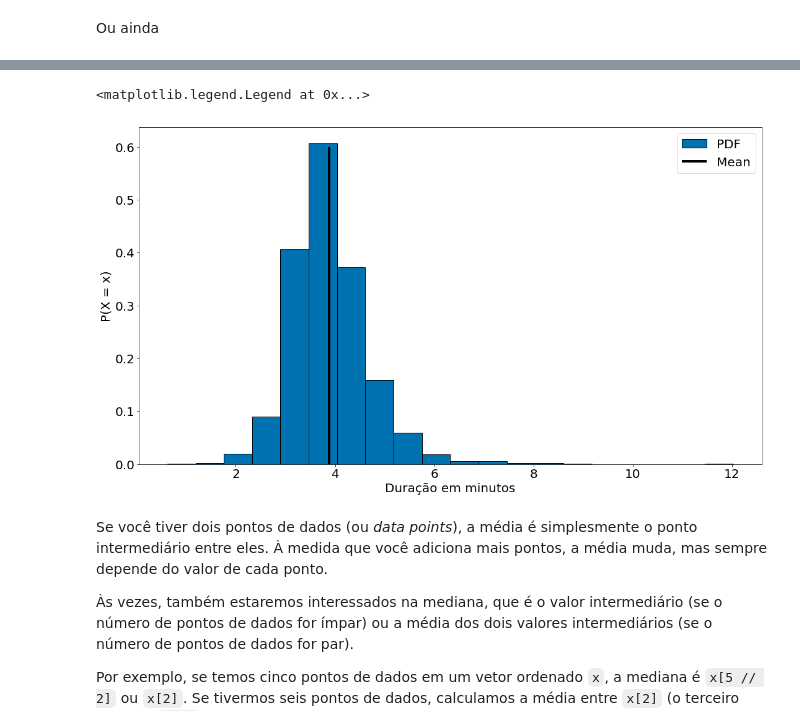
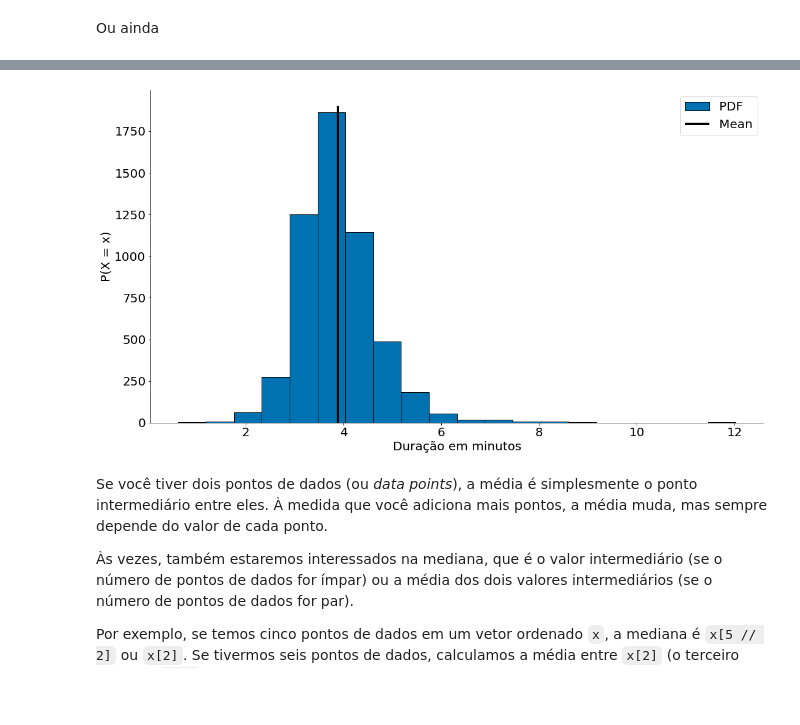
Before and after one commit to icd-ufmg/material, a Jupyter notebook: aulas/05-Tendencias-Centrais/Aula05-Tendencias-Centrais.ipynb, the cells around one changed output, grey strips where cells are left out. Cells and saved outputs as stored; diff of their text form; code cells hidden in the pictures; blank space fills up the shorter version.

```diff
--- a/aulas/05-Tendencias-Centrais/Aula05-Tendencias-Centrais.ipynb
+++ b/aulas/05-Tendencias-Centrais/Aula05-Tendencias-Centrais.ipynb
@@ -6,7 +6,6 @@ import matplotlib.pyplot as plt
 import pandas as pd
 
 # Para evitar a confusão da aula passada, colocando alguns defaults!
-plt.rcParams['figure.figsize']  = (18, 10)
 plt.rcParams['axes.labelsize']  = 20
 plt.rcParams['axes.titlesize']  = 20
 plt.rcParams['legend.fontsize'] = 20
@@ -226,12 +251,12 @@ np.mean(data)
 # %%
-plt.hist(data, bins=20, density=True, label='PDF', edgecolor='k')
-plt.vlines(data.mean(), 0, 0.60, label='Mean', edgecolor='k')
+plt.hist(data, bins=20, label='PDF', edgecolor='k')
+plt.vlines(data.mean(), 0, 1900, label='Mean', edgecolor='k')
 plt.xlabel('Duração em minutos')
 plt.ylabel('P(X = x)')
 plt.legend()
+despine()
 # %% [output]
-<matplotlib.legend.Legend at 0x...>
-[figure, old version]
+[figure, new version]
 # %% [markdown]
 Se você tiver dois pontos de dados (ou *data points*), a média é simplesmente o ponto intermediário entre eles. À medida que você adiciona mais pontos, a média muda, mas sempre depende do valor de cada ponto.
 
```
Also changed, not shown: parts of 34 cells of this notebook.
